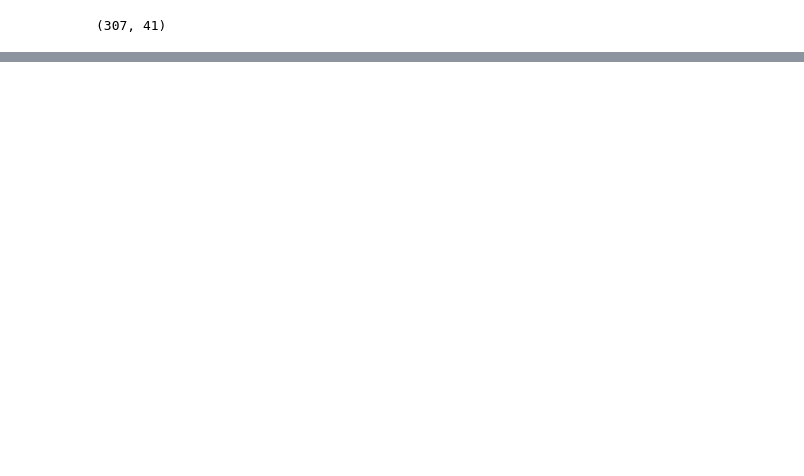
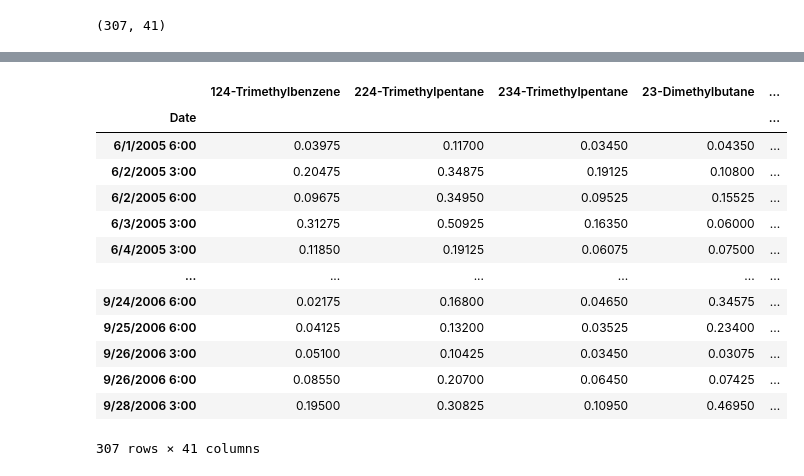
Before and after one commit to quanted/esat, a Jupyter notebook: notebooks/data_exploration.ipynb, the cells around one changed output, grey strips where cells are left out. Cells and saved outputs as stored; diff of their text form; code cells hidden in the pictures; blank space fills up the shorter version.

```diff
--- a/notebooks/data_exploration.ipynb
+++ b/notebooks/data_exploration.ipynb
@@ -117,0 +120,18 @@ array([[0.4165316 , 0.6379274 , 0.44620812, ..., 0.20604613, 0.09570183,
+# %%
+U5 = 0.5 * dh.uncertainty_data
+U5
+# %% [output]
+|  | 124-Trimethylbenzene | 224-Trimethylpentane | 234-Trimethylpentane | 23-Dimethylbutane | ... |
+| Date |  |  |  |  | ... |
+| 6/1/2005 6:00 | 0.03975 | 0.11700 | 0.03450 | 0.04350 | ... |
+| 6/2/2005 3:00 | 0.20475 | 0.34875 | 0.19125 | 0.10800 | ... |
+| 6/2/2005 6:00 | 0.09675 | 0.34950 | 0.09525 | 0.15525 | ... |
+| 6/3/2005 3:00 | 0.31275 | 0.50925 | 0.16350 | 0.06000 | ... |
+| 6/4/2005 3:00 | 0.11850 | 0.19125 | 0.06075 | 0.07500 | ... |
+| ... | ... | ... | ... | ... | ... |
+| 9/24/2006 6:00 | 0.02175 | 0.16800 | 0.04650 | 0.34575 | ... |
+| 9/25/2006 6:00 | 0.04125 | 0.13200 | 0.03525 | 0.23400 | ... |
+| 9/26/2006 3:00 | 0.05100 | 0.10425 | 0.03450 | 0.03075 | ... |
+| 9/26/2006 6:00 | 0.08550 | 0.20700 | 0.06450 | 0.07425 | ... |
+| 9/28/2006 3:00 | 0.19500 | 0.30825 | 0.10950 | 0.46950 | ... |
+307 rows × 41 columns
```
Also changed, not shown: parts of 9 cells of this notebook, 6 other files.
